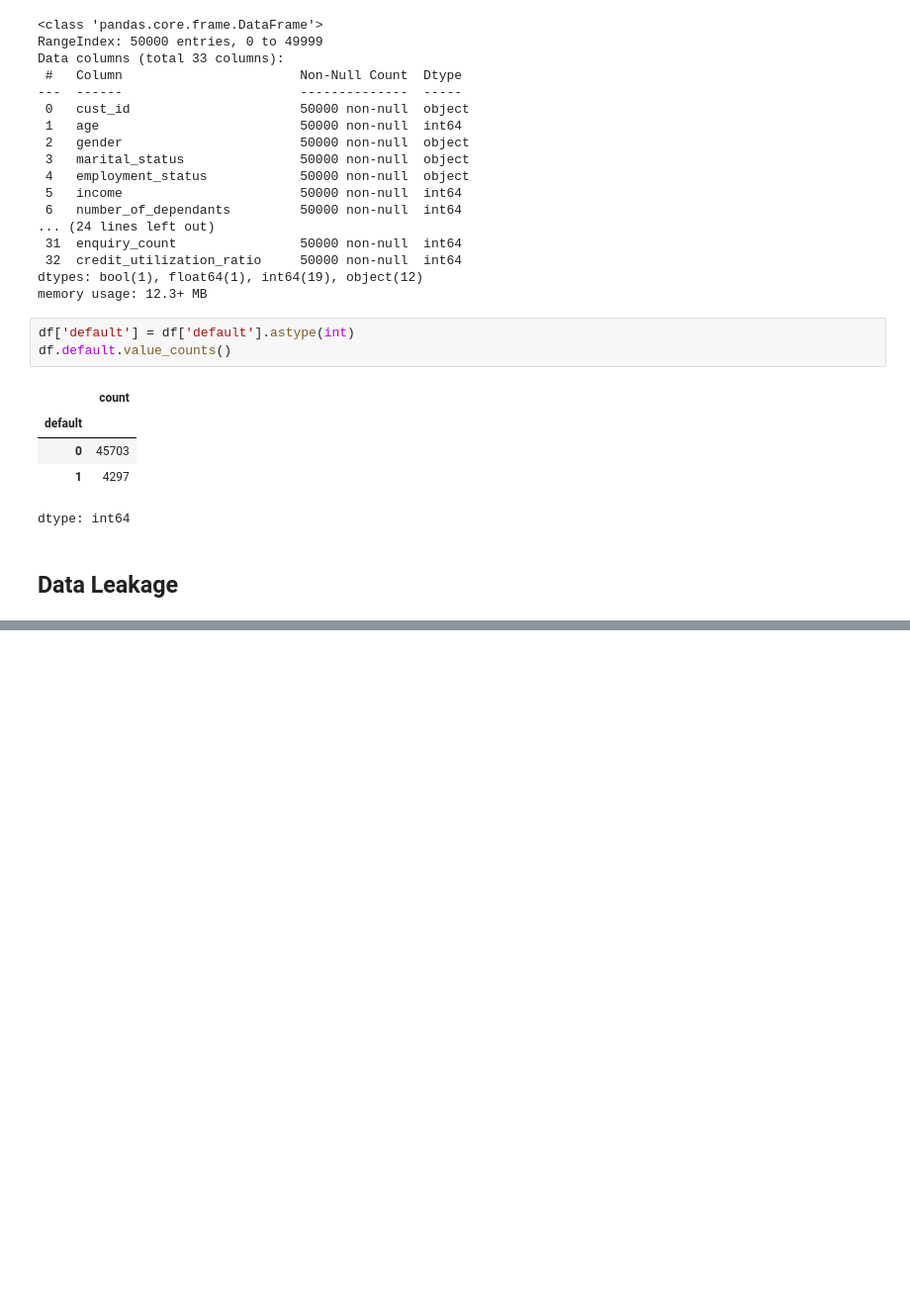
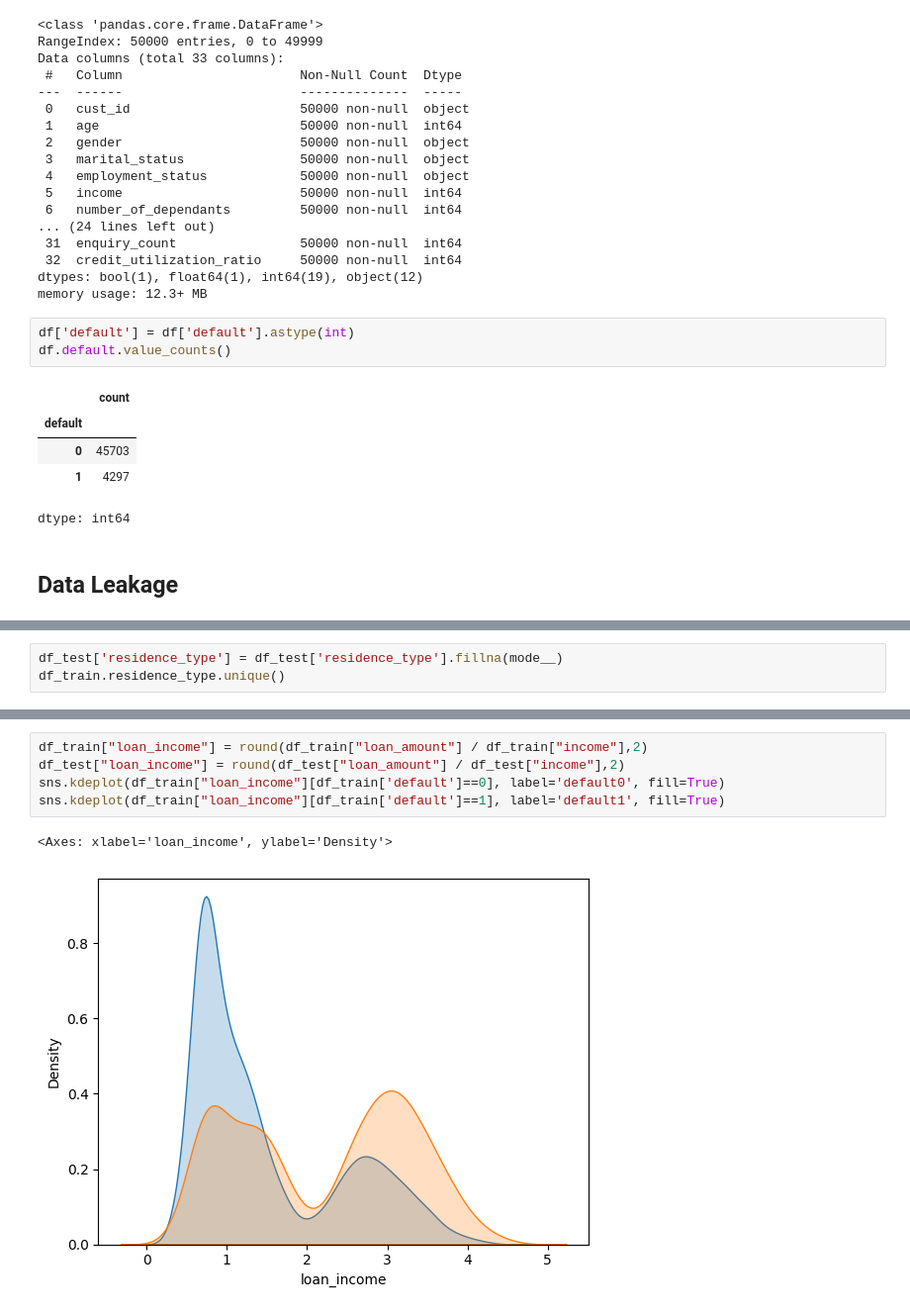
Before and after one commit to neel-madhav/CreditRiskModelling, a Jupyter notebook: CreditRiskModelling.ipynb, the cells around one changed output, grey strips where cells are left out. Shown at 99% size. Drawn from its saved outputs; the diff is of its cells as text; blank space fills up the shorter version.

```diff
--- a/CreditRiskModelling.ipynb
+++ b/CreditRiskModelling.ipynb
@@ -56,0 +145,3 @@ df_test = pd.concat([X_test, Y_test], axis = "columns")
+# %%
+df_test['residence_type'] = df_test['residence_type'].fillna(mode__)
+df_train.residence_type.unique()
@@ -56,0 +347,8 @@ df_test = pd.concat([X_test, Y_test], axis = "columns")
+# %%
+df_train["loan_income"] = round(df_train["loan_amount"] / df_train["income"],2)
+df_test["loan_income"] = round(df_test["loan_amount"] / df_test["income"],2)
+sns.kdeplot(df_train["loan_income"][df_train['default']==0], label='default0', fill=True)
+sns.kdeplot(df_train["loan_income"][df_train['default']==1], label='default1', fill=True)
+# %% [output]
+<Axes: xlabel='loan_income', ylabel='Density'>
+[figure, added]
```
Also changed, not shown: parts of 42 cells of this notebook.
